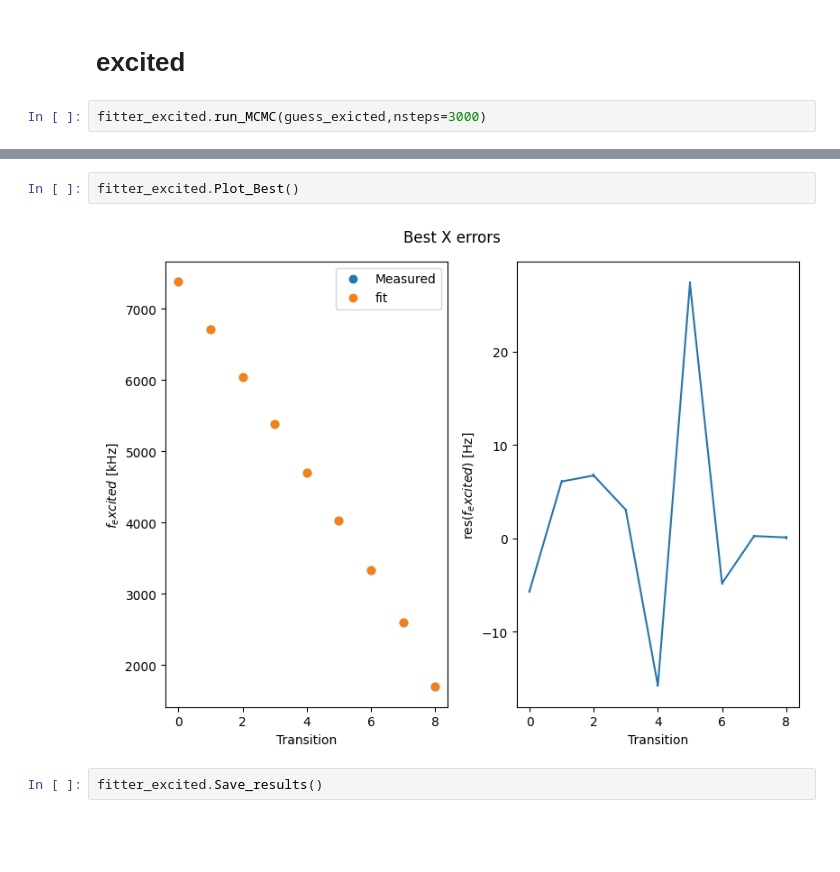
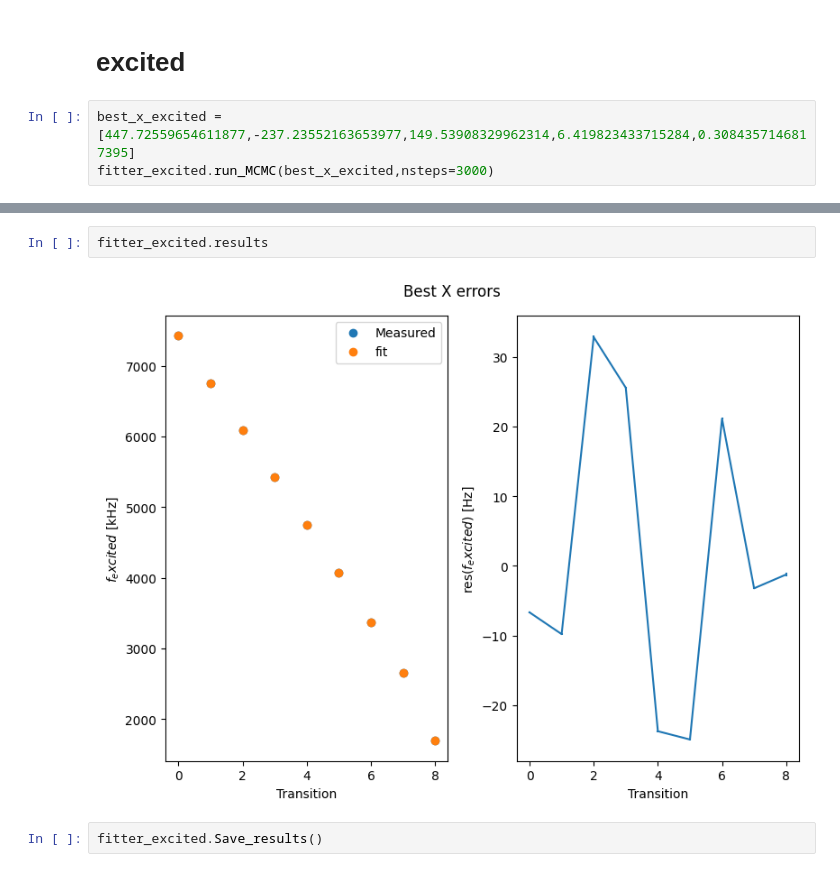
Before and after one commit to leonmyk/Spectroscopy_Hamiltonian_fitter-, a Jupyter notebook: Fitter.ipynb, the cells around one changed output, grey strips where cells are left out. Cells and saved outputs as stored; diff of their text form; blank space fills up the shorter version.

```diff
--- a/Fitter.ipynb
+++ b/Fitter.ipynb
@@ -75,5 +135,6 @@ fitter_ground.Save_results()
 # %% [markdown]
 # excited
 # %%
-fitter_excited.run_MCMC(guess_exicted,nsteps=3000)
+best_x_excited = [447.72559654611877,-237.23552163653977,149.53908329962314,6.419823433715284,0.3084357146817395]
+fitter_excited.run_MCMC(best_x_excited,nsteps=3000)
 # %% [output]
@@ -90,6 +147,6 @@ Quantum object: dims=[[2, 10], [2, 10]], shape=(20, 20), type='oper', dtype=CSR,
 # %%
-fitter_excited.Plot_Best()
+fitter_excited.results
 # %% [output]
-[figure, old version]
+[figure, new version]
 # %%
 fitter_excited.Save_results()
```
Also changed, not shown: parts of 17 cells of this notebook, 9 other files.
